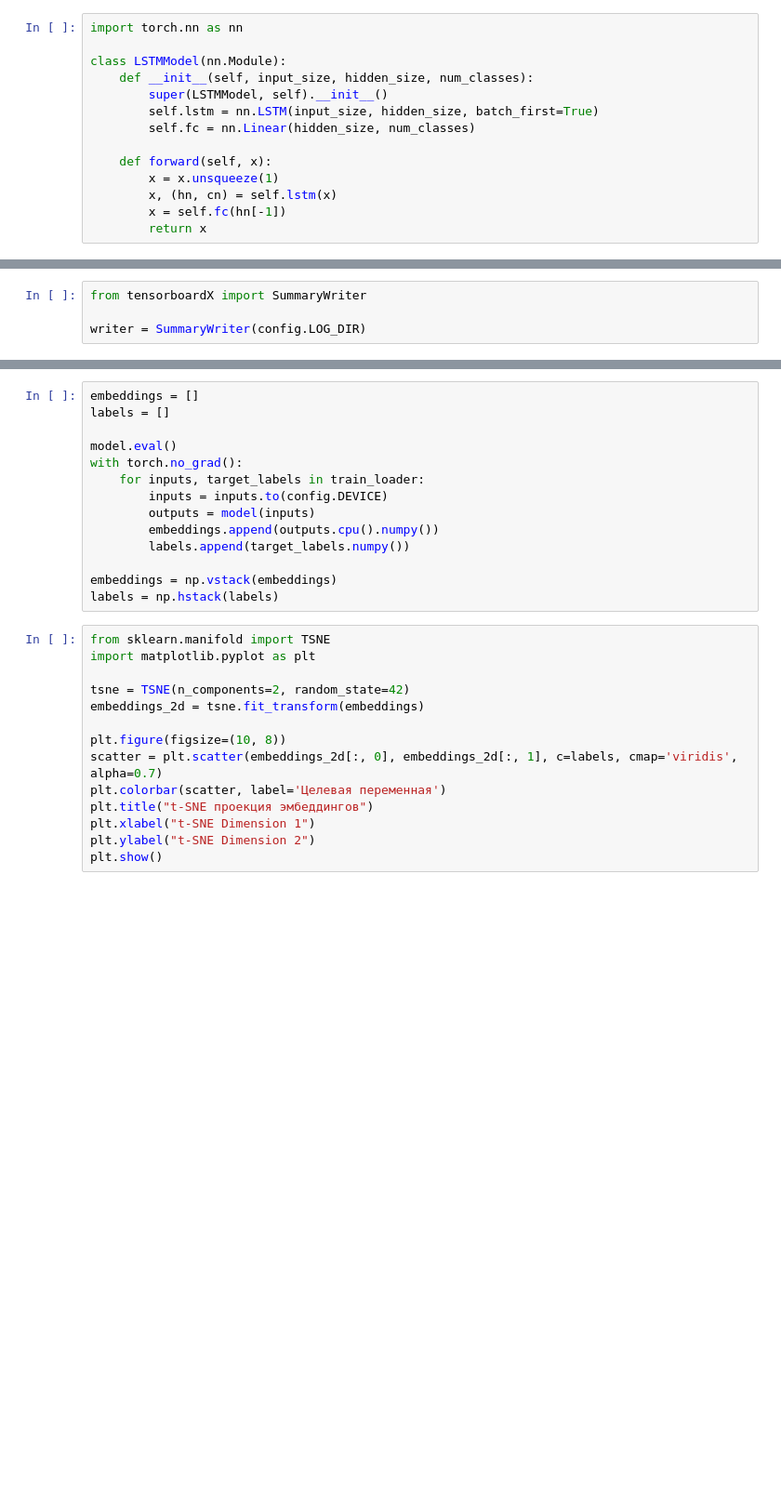
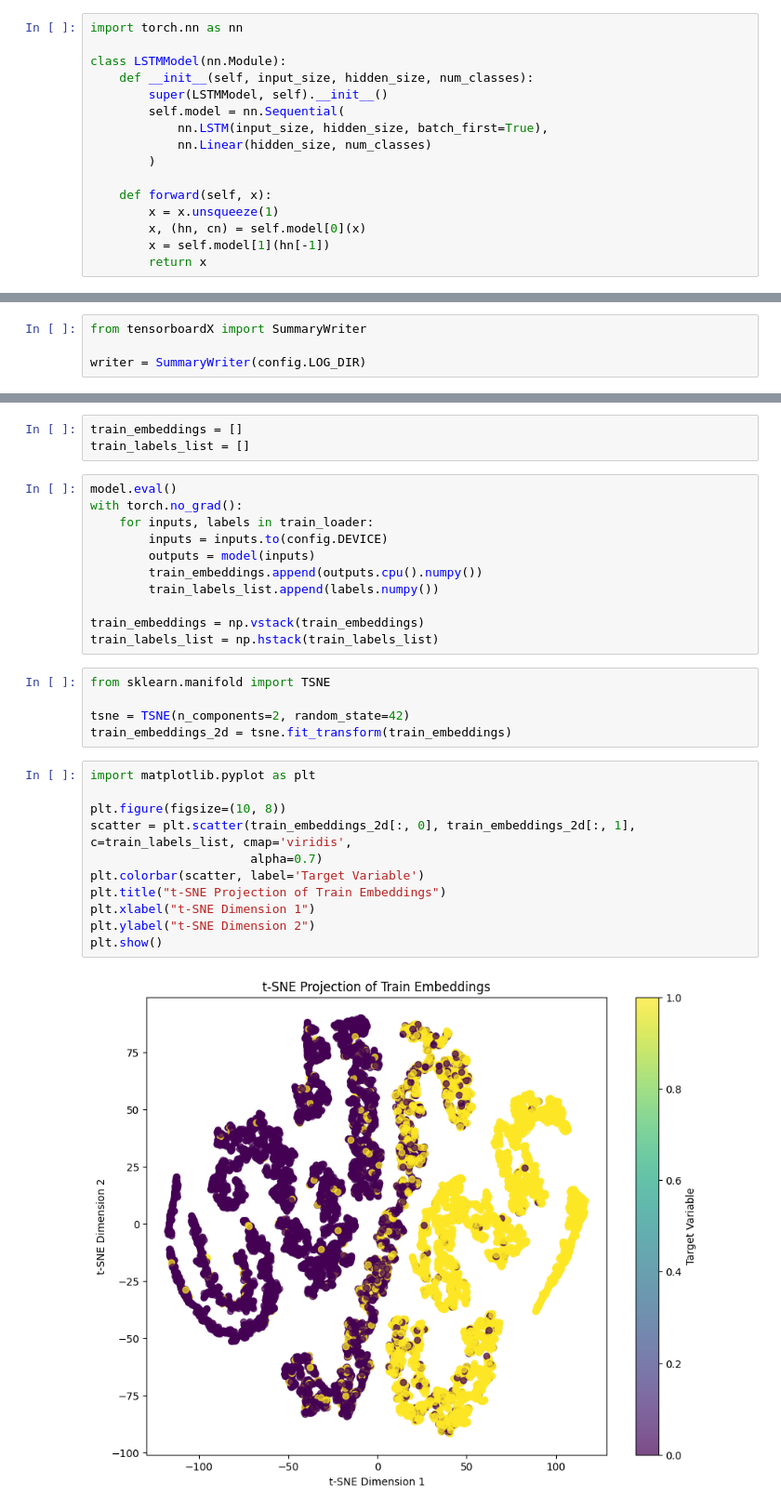
Before and after one commit to podshapkoy-organization/lab-for-i9kin, a Jupyter notebook: sound/sound.ipynb, the cells around one changed output, grey strips where cells are left out. Shown: that part at 93% size. Saved outputs shown, nothing was run; the diff lists cells and outputs as text; blank space fills up the shorter version.

```diff
--- a/sound/sound.ipynb
+++ b/sound/sound.ipynb
@@ -60,13 +74,15 @@ import torch.nn as nn
 class LSTMModel(nn.Module):
     def __init__(self, input_size, hidden_size, num_classes):
         super(LSTMModel, self).__init__()
-        self.lstm = nn.LSTM(input_size, hidden_size, batch_first=True)
-        self.fc = nn.Linear(hidden_size, num_classes)
+        self.model = nn.Sequential(
+            nn.LSTM(input_size, hidden_size, batch_first=True),
+            nn.Linear(hidden_size, num_classes)
+        )
 
     def forward(self, x):
         x = x.unsqueeze(1)
-        x, (hn, cn) = self.lstm(x)
-        x = self.fc(hn[-1])
+        x, (hn, cn) = self.model[0](x)
+        x = self.model[1](hn[-1])
         return x
 # %%
 model = LSTMModel(input_size, hidden_size, num_classes).to(config.DEVICE)
@@ -110,28 +153,32 @@ for epoch in range(config.EPOCHS):
+# %%
+train_embeddings = []
+train_labels_list = []
 # %%
-embeddings = []
-labels = []
-
 model.eval()
 with torch.no_grad():
-    for inputs, target_labels in train_loader:
+    for inputs, labels in train_loader:
         inputs = inputs.to(config.DEVICE)
         outputs = model(inputs)
-        embeddings.append(outputs.cpu().numpy())
-        labels.append(target_labels.numpy())
+        train_embeddings.append(outputs.cpu().numpy())
+        train_labels_list.append(labels.numpy())
 
-embeddings = np.vstack(embeddings)
-labels = np.hstack(labels)
+train_embeddings = np.vstack(train_embeddings)
+train_labels_list = np.hstack(train_labels_list)
+# %%
+from sklearn.manifold import TSNE
+
+tsne = TSNE(n_components=2, random_state=42)
+train_embeddings_2d = tsne.fit_transform(train_embeddings)
 # %%
-from sklearn.manifold import TSNE
 import matplotlib.pyplot as plt
 
-tsne = TSNE(n_components=2, random_state=42)
-embeddings_2d = tsne.fit_transform(embeddings)
-
 plt.figure(figsize=(10, 8))
-scatter = plt.scatter(embeddings_2d[:, 0], embeddings_2d[:, 1], c=labels, cmap='viridis', alpha=0.7)
-plt.colorbar(scatter, label='Целевая переменная')
-plt.title("t-SNE проекция эмбеддингов")
+scatter = plt.scatter(train_embeddings_2d[:, 0], train_embeddings_2d[:, 1], c=train_labels_list, cmap='viridis',
+                      alpha=0.7)
+plt.colorbar(scatter, label='Target Variable')
+plt.title("t-SNE Projection of Train Embeddings")
 plt.xlabel("t-SNE Dimension 1")
 plt.ylabel("t-SNE Dimension 2")
 plt.show()
+# %% [output]
+[figure, added]
```
Also changed, not shown: parts of 12 cells of this notebook, 2 other files.
